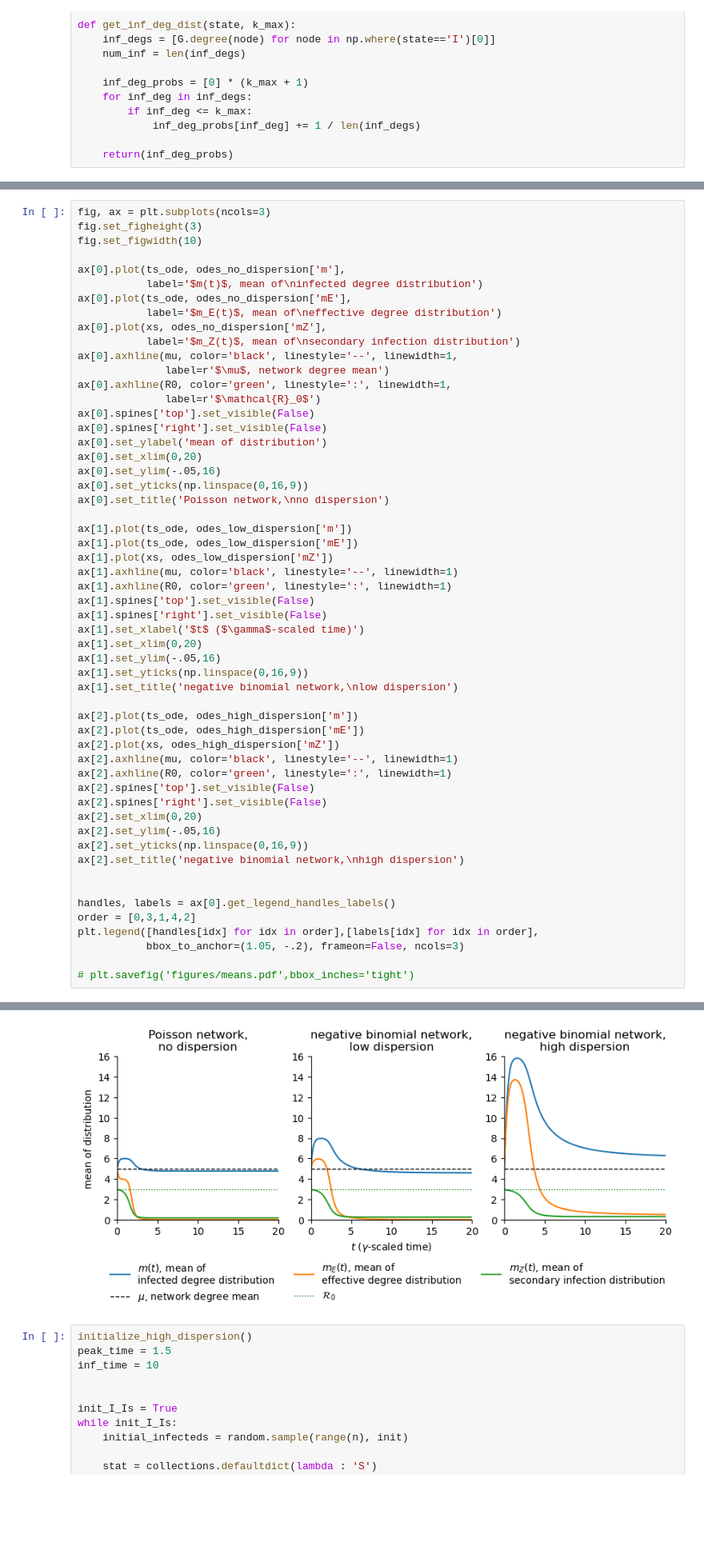
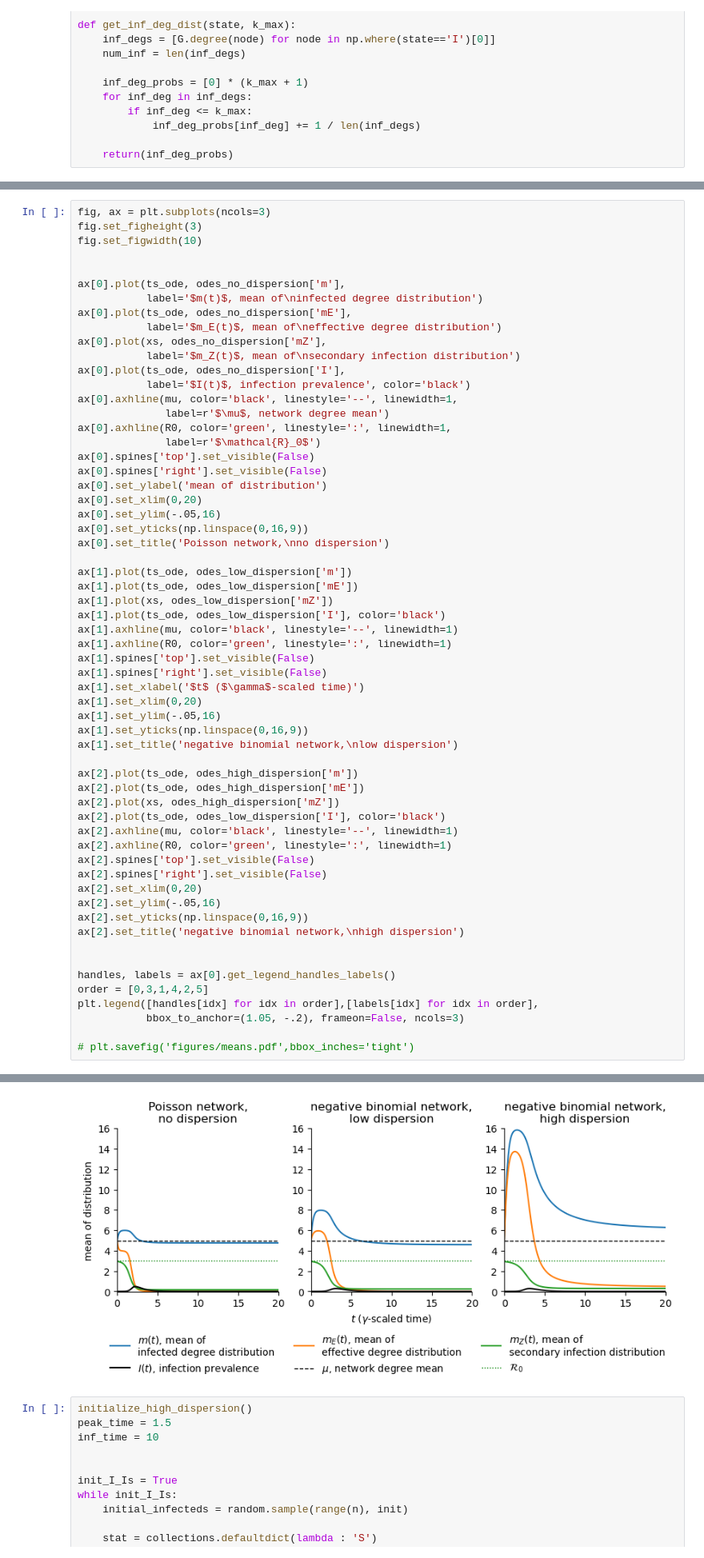
Before and after one commit to freedmanari/infected_degrees, a Jupyter notebook: network_epidemic.ipynb, the cells around one changed output, grey strips where cells are left out. Shown at 80% size. Cells and saved outputs as stored; diff of their text form; blank space fills up the shorter version.

```diff
--- a/network_epidemic.ipynb
+++ b/network_epidemic.ipynb
@@ -1164,6 +1237,7 @@ plt.legend([handles[idx] for idx in order],[labels[idx] for idx in order],
 fig, ax = plt.subplots(ncols=3)
 fig.set_figheight(3)
 fig.set_figwidth(10)
+
 
 ax[0].plot(ts_ode, odes_no_dispersion['m'],
            label='$m(t)$, mean of\ninfected degree distribution')
@@ -1171,6 +1245,8 @@ ax[0].plot(ts_ode, odes_no_dispersion['mE'],
            label='$m_E(t)$, mean of\neffective degree distribution')
 ax[0].plot(xs, odes_no_dispersion['mZ'],
            label='$m_Z(t)$, mean of\nsecondary infection distribution')
+ax[0].plot(ts_ode, odes_no_dispersion['I'],
+           label='$I(t)$, infection prevalence', color='black')
 ax[0].axhline(mu, color='black', linestyle='--', linewidth=1,
               label=r'$\mu$, network degree mean')
 ax[0].axhline(R0, color='green', linestyle=':', linewidth=1,
@@ -1186,38 +1262,40 @@ ax[0].set_title('Poisson network,\nno dispersion')
 ax[1].plot(ts_ode, odes_low_dispersion['m'])
 ax[1].plot(ts_ode, odes_low_dispersion['mE'])
 ax[1].plot(xs, odes_low_dispersion['mZ'])
+ax[1].plot(ts_ode, odes_low_dispersion['I'], color='black')
 ax[1].axhline(mu, color='black', linestyle='--', linewidth=1)
 ax[1].axhline(R0, color='green', linestyle=':', linewidth=1)
 ax[1].spines['top'].set_visible(False)
 ax[1].spines['right'].set_visible(False)
 ax[1].set_xlabel('$t$ ($\gamma$-scaled time)')
 ax[1].set_xlim(0,20)
 ax[1].set_ylim(-.05,16)
 ax[1].set_yticks(np.linspace(0,16,9))
 ax[1].set_title('negative binomial network,\nlow dispersion')
 
 ax[2].plot(ts_ode, odes_high_dispersion['m'])
 ax[2].plot(ts_ode, odes_high_dispersion['mE'])
 ax[2].plot(xs, odes_high_dispersion['mZ'])
+ax[2].plot(ts_ode, odes_low_dispersion['I'], color='black')
 ax[2].axhline(mu, color='black', linestyle='--', linewidth=1)
 ax[2].axhline(R0, color='green', linestyle=':', linewidth=1)
 ax[2].spines['top'].set_visible(False)
 ax[2].spines['right'].set_visible(False)
 ax[2].set_xlim(0,20)
 ax[2].set_ylim(-.05,16)
 ax[2].set_yticks(np.linspace(0,16,9))
 ax[2].set_title('negative binomial network,\nhigh dispersion')
 
 
 handles, labels = ax[0].get_legend_handles_labels()
-order = [0,3,1,4,2]
+order = [0,3,1,4,2,5]
 plt.legend([handles[idx] for idx in order],[labels[idx] for idx in order],
            bbox_to_anchor=(1.05, -.2), frameon=False, ncols=3)
 
 # plt.savefig('figures/means.pdf',bbox_inches='tight')
 # %% [output]
 <matplotlib.legend.Legend at 0x...>
-[figure, old version]
+[figure, new version]
 # %%
 initialize_high_dispersion()
 peak_time = 1.5
```
Also changed, not shown: parts of 7 cells of this notebook, 20 other files.
